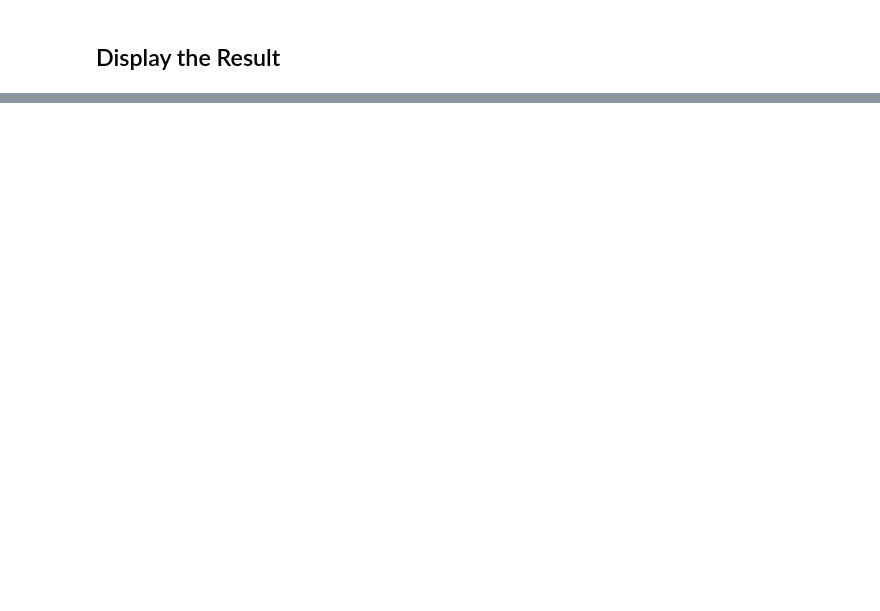
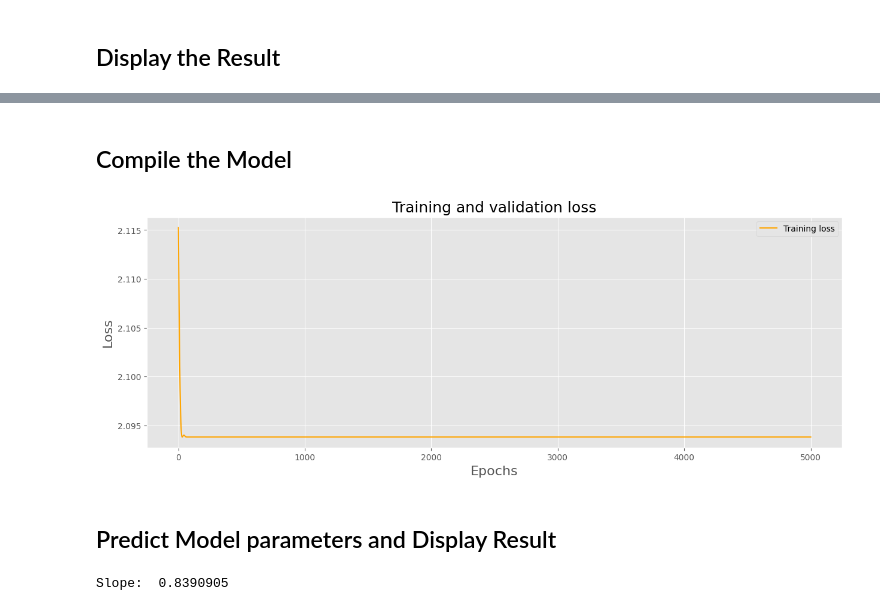
Before and after one commit to woo-kyu/woo-kyu.github.io, a Jupyter notebook: _posts/ML-Experiment/jupyter/fitting-straight-line-using-the-normal-equations.ipynb, the cells around one changed output, grey strips where cells are left out. Cells and saved outputs as stored; diff of their text form; code cells hidden in the pictures; blank space fills up the shorter version.

```diff
--- a/_posts/ML-Experiment/jupyter/fitting-straight-line-using-the-normal-equations.ipynb
+++ b/_posts/ML-Experiment/jupyter/fitting-straight-line-using-the-normal-equations.ipynb
@@ -122,0 +127,9 @@ Text(0, 0.5, 'y')
+# %%
+model = nn.Linear(in_features=1, out_features=1, bias=False)
+
+# nn.Linear: y=Wx+b.
+# %% [markdown]
+## Compile the Model
+# %%
+optimizer = optim.Adam(model.parameters())
+criterion = torch.nn.MSELoss()
@@ -122,0 +138,38 @@ Text(0, 0.5, 'y')
+# %%
+loss_curve = [] # saving for loss values
+
+for epoch in range(5000):
+    optimizer.zero_grad()
+    # we reset the gradiant value to 0 from previous backpropagation at the start of each epoch
+    # Basically, Pytorch keeps the slope parameter in memory.
+    # So if you don't reset them, the parameter can lead the optimization in the wrong direction.
+    output = model(X.float())
+    loss = criterion(output, y.float())
+    loss.backward() # backpropagation
+    optimizer.step()
+    loss_curve.append(loss.detach().numpy().item())
+    # .detach(): Detaches the tensor from the computation graph, so it will not be included in gradient calculation
+    # .numpy(): convert tensor to numpy array
+    # .item(): convert a zero-dimensional tensor to a standard python number
+# %%
+loss_values = loss_curve
+epoch = range(1, len(loss_values) +1 )
+
+plt.figure(figsize=[15,5])
+plt.plot(epoch, loss_values, "orange", label="Training loss")
+plt.title("Training and validation loss")
+plt.xlabel("Epochs")
+plt.ylabel("Loss")
+plt.legend()
+plt.show()
+# %% [output]
+[figure, added]
+# %% [markdown]
+## Predict Model parameters and Display Result
+# %%
+slope = model.state_dict()["weight"][0]
+print('Slope: ', slope[0].numpy())
+
+pred_y = model(X.float()).detach().numpy()
+# %% [output]
+Slope:  0.8390905
```
Also changed, not shown: parts of 17 cells of this notebook, 13 other files.
